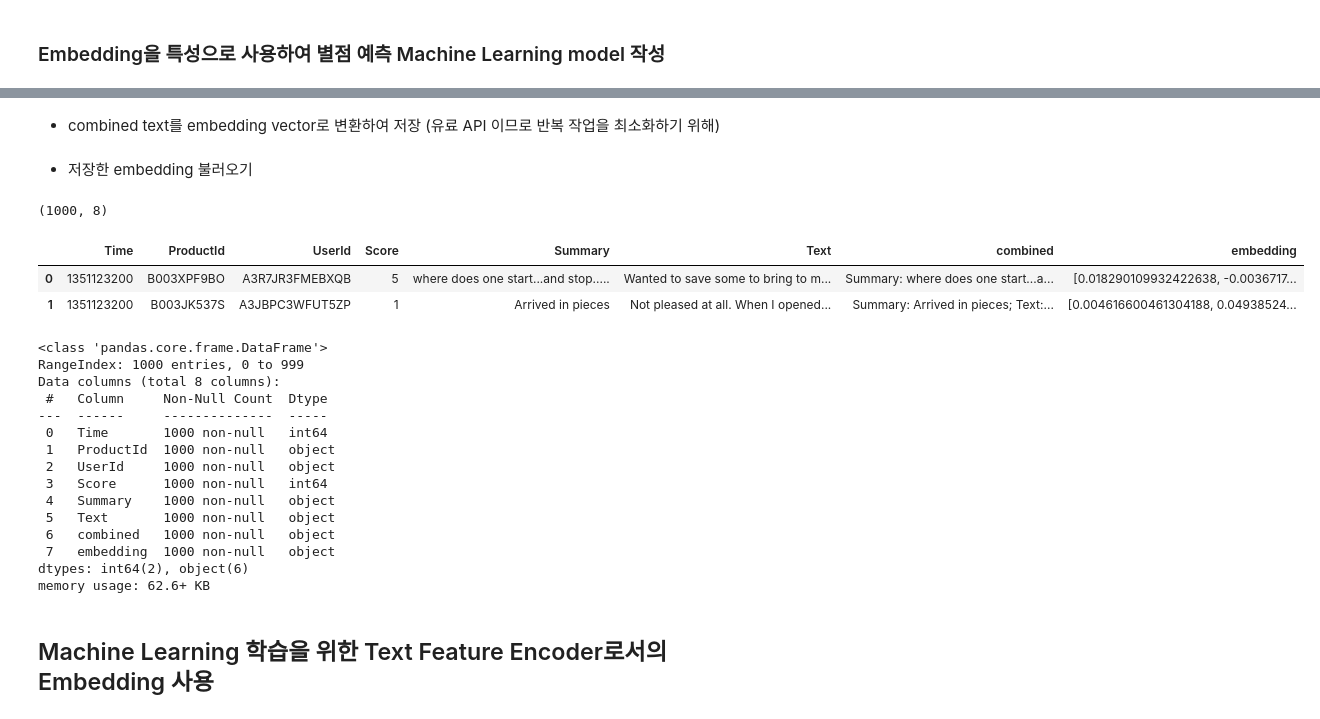
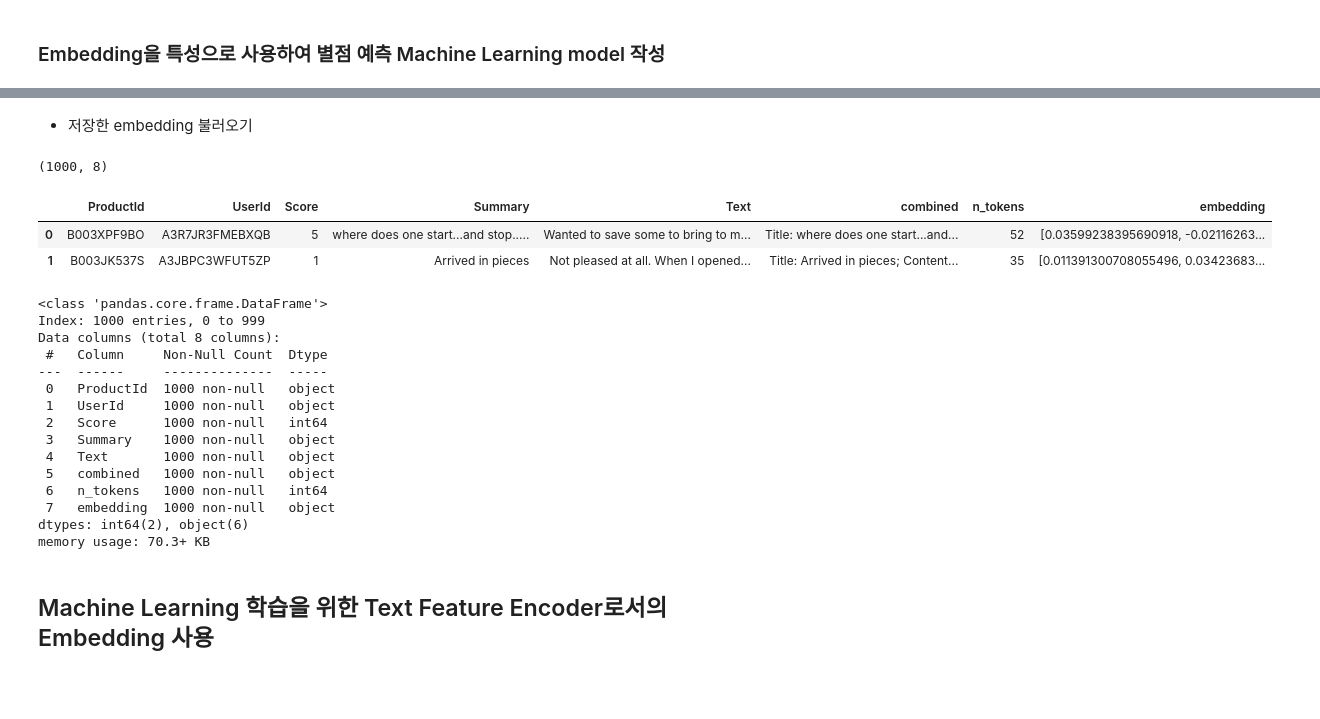
Before and after one commit to ironmanciti/Generative_AI_4Days, a Jupyter notebook: 340_Embeddings.ipynb, the cells around one changed output, grey strips where cells are left out. Drawn from its saved outputs; the diff is of its cells as text; code cells hidden in the pictures; blank space fills up the shorter version.

```diff
--- a/340_Embeddings.ipynb
+++ b/340_Embeddings.ipynb
@@ -247,2 +174,0 @@ Name: count, dtype: int64
-# %% [markdown]
-- combined text를 embedding vector로 변환하여 저장 (유료 API 이므로 반복 작업을 최소화하기 위해)
@@ -257,33 +175,33 @@ df.to_csv('output/embedded_reviews.csv', index=False)
 # %% [markdown]
 - 저장한 embedding 불러오기
 # %%
-df = pd.read_csv('output/embedded_reviews.csv')
+df = pd.read_csv('output/fine_food_reviews_with_embeddings_1k.csv', index_col=0)
 
 print(df.shape)
 df.head(2)
 # %% [output]
 (1000, 8)
-|  | Time | ProductId | UserId | Score | Summary | Text | combined | embedding |
-| 0 | 1351123200 | B003XPF9BO | A3R7JR3FMEBXQB | 5 | where does one start...and stop..... | Wanted to save some to bring to m... | Summary: where does one start...a... | [0.018290109932422638, -0.0036717... |
-| 1 | 1351123200 | B003JK537S | A3JBPC3WFUT5ZP | 1 | Arrived in pieces | Not pleased at all. When I opened... | Summary: Arrived in pieces; Text:... | [0.004616600461304188, 0.04938524... |
+|  | ProductId | UserId | Score | Summary | Text | combined | n_tokens | embedding |
+| 0 | B003XPF9BO | A3R7JR3FMEBXQB | 5 | where does one start...and stop..... | Wanted to save some to bring to m... | Title: where does one start...and... | 52 | [0.03599238395690918, -0.02116263... |
+| 1 | B003JK537S | A3JBPC3WFUT5ZP | 1 | Arrived in pieces | Not pleased at all. When I opened... | Title: Arrived in pieces; Content... | 35 | [0.011391300708055496, 0.03423683... |
 # %%
 df.info()
 # %% [output]
 <class 'pandas.core.frame.DataFrame'>
-RangeIndex: 1000 entries, 0 to 999
+Index: 1000 entries, 0 to 999
 Data columns (total 8 columns):
  #   Column     Non-Null Count  Dtype
 ---  ------     --------------  -----
- 0   Time       1000 non-null   int64
- 1   ProductId  1000 non-null   object
- 2   UserId     1000 non-null   object
- 3   Score      1000 non-null   int64
- 4   Summary    1000 non-null   object
- 5   Text       1000 non-null   object
- 6   combined   1000 non-null   object
+ 0   ProductId  1000 non-null   object
+ 1   UserId     1000 non-null   object
+ 2   Score      1000 non-null   int64
+ 3   Summary    1000 non-null   object
+ 4   Text       1000 non-null   object
+ 5   combined   1000 non-null   object
+ 6   n_tokens   1000 non-null   int64
  7   embedding  1000 non-null   object
 dtypes: int64(2), object(6)
-memory usage: 62.6+ KB
+memory usage: 70.3+ KB
 # %% [markdown]
 ## Machine Learning 학습을 위한 Text Feature Encoder로서의 Embedding 사용
 # %% [markdown]
```
Also changed, not shown: parts of 29 cells of this notebook, 32 other files.
